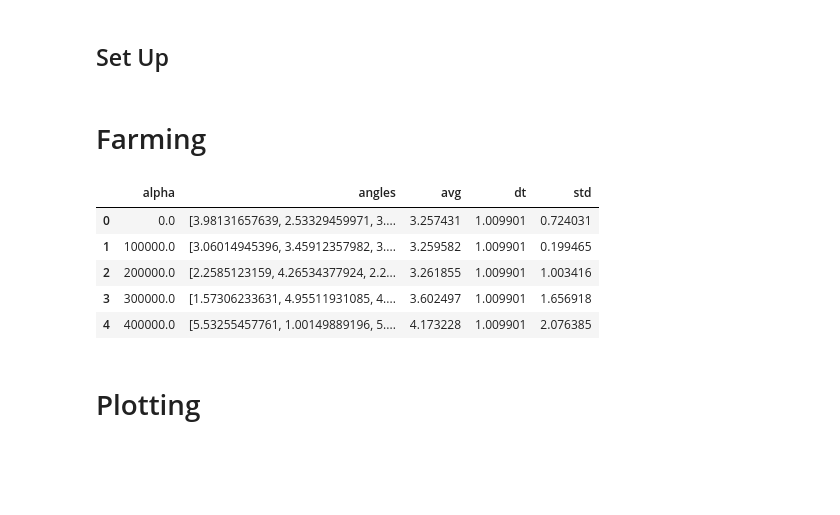
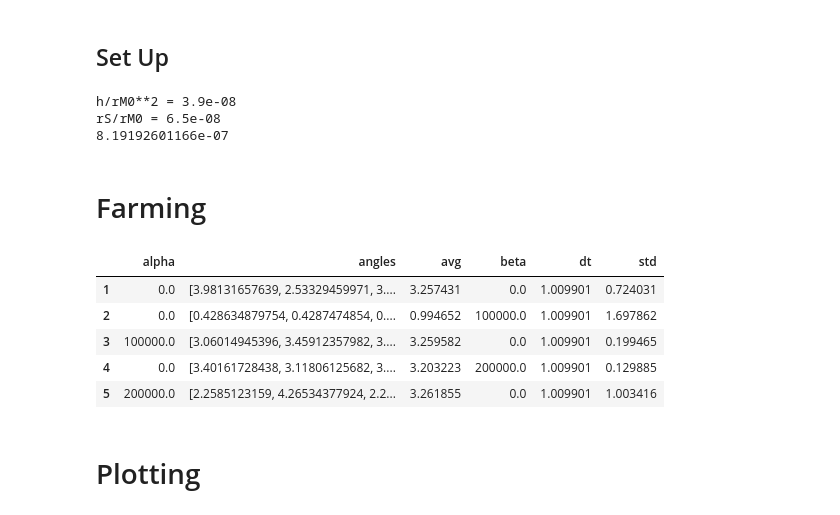
Before and after one commit to ckoerber/mercury-numerical, a Jupyter notebook: analysis/Figures.ipynb, the cells around one changed output. Drawn from its saved outputs; the diff is of its cells as text; code cells hidden in the pictures; blank space fills up the shorter version.

```diff
--- a/analysis/Figures.ipynb
+++ b/analysis/Figures.ipynb
@@ -24,6 +24,12 @@ vM0 = 0.51   # in units of R0/T0
 aM  = 1.01   # in units of R0/T0**2
 TM  = 88.    # in units of T0
 rS  = 3.e-7  # in units of R0
+c   = 2592.0 # in units of R0/T0
+h   = (rM0*vM0/c)**2
+
+print "h/rM0**2 = {0:1.1e}".format(h/rM0**2)
+print "rS/rM0 = {0:1.1e}".format(rS/rM0)
+print h
 
 # Initialize distance and velocity vectors
 vec_rM0 = vector(0, rM0, 0)
@@ -32,11 +38,12 @@ vec_vM0 = vector(vM0, 0, 0)
 # Definition of the time step
 dt0    = 2. * vM0 / aM
 alpha0 = 0.
+beta0  = 0.
 
 # Define the function
-def evolve_mercury(vec_rM_old, vec_vM_old, dt=dt0, alpha=alpha0):
+def evolve_mercury(vec_rM_old, vec_vM_old, dt=dt0, alpha=alpha0, beta=beta0):
     # Compute the strength of the acceleration
-    aMS = aM * ( 1. + alpha * rS / vec_rM_old.mag  ) / vec_rM_old.mag**2
+    aMS = aM * ( 1. + alpha * rS / vec_rM_old.mag + beta * h / vec_rM_old.mag **2  ) / vec_rM_old.mag**2
     # Multiply by the direction
     vec_aMS = - aMS * ( vec_rM_old / vec_rM_old.mag )
     # Update velocity vector
@@ -49,7 +56,7 @@ def evolve_mercury(vec_rM_old, vec_vM_old, dt=dt0, alpha=alpha0):
 def angle_between(v1, v2):
     return acos( dot(v1, v2) / (v1.mag * v2.mag) ) * 180. / pi
 
-def get_delta_Theta(alpha, dt):
+def get_delta_Theta(dt, alpha=0.0, beta=0.0):
     # Run parameters
     vec_r_last = vec_rM0
     turns      = 0
@@ -67,7 +74,7 @@ def get_delta_Theta(alpha, dt):
         vec_r_before_last = vec_r_last
         vec_r_last        = vector(Mpos)
         # update the velocity and position
-        Mpos , Mvel = evolve_mercury(Mpos , Mvel , dt=dt,alpha=alpha)
+        Mpos , Mvel = evolve_mercury(Mpos , Mvel , dt=dt, alpha=alpha, beta=beta)
         # check if at perihelion
         if vec_r_before_last.mag > vec_r_last.mag < Mpos.mag:
             turns = turns+1
@@ -88,38 +95,44 @@ def get_delta_Theta(alpha, dt):
     #print("--------------------------------")
     #print("average perihilion growth: delta Theta={avg}".format(avg=avg_angle))
     return np.array(list_angle)
+# %% [output]
+h/rM0**2 = 3.9e-08
+rS/rM0 = 6.5e-08
+8.19192601166e-07
 # %% [markdown]
 # Farming
 # %%
-dt_steps = [dt0/n for n in [1,2,5,10,20,50,100]]
+dt_steps = [dt0/n for n in [1,10,100]]
 alphas   = np.linspace(1.e5, 1.e6, 10)
 alphas   = np.insert(alphas, [0], [0])
 
 data = list()
 
+alpha = 0.0
+
 for dt in dt_steps:
-    for alpha in alphas:
-
-        angles = get_delta_Theta(alpha, dt)
-
-        data.append({
-            "dt": dt,
-            "alpha": alpha,
-            "avg": np.average(angles),
-            "std": np.std(angles),
-            "angles": angles,
-        })
-
+    for par in alphas:
+        for alpha, beta in [(0.0, par),(par, 0.0)]:
+            angles = get_delta_Theta(dt, alpha=alpha, beta=beta)
+            data.append({
+                "dt": dt,
+                "alpha": alpha,
+                "beta": beta,
+                "avg": np.average(angles),
+                "std": np.std(angles),
+                "angles": angles,
+            })
 
 df = pd.DataFrame(data)
+df.drop(index=0, axis=1, inplace=True)
 df.head()
 # %% [output]
-|  | alpha | angles | avg | dt | std |
-| 0 | 0.0 | [3.98131657639, 2.53329459971, 3.... | 3.257431 | 1.009901 | 0.724031 |
-| 1 | 100000.0 | [3.06014945396, 3.45912357982, 3.... | 3.259582 | 1.009901 | 0.199465 |
-| 2 | 200000.0 | [2.2585123159, 4.26534377924, 2.2... | 3.261855 | 1.009901 | 1.003416 |
-| 3 | 300000.0 | [1.57306233631, 4.95511931085, 4.... | 3.602497 | 1.009901 | 1.656918 |
-| 4 | 400000.0 | [5.53255457761, 1.00149889196, 5.... | 4.173228 | 1.009901 | 2.076385 |
+|  | alpha | angles | avg | beta | dt | std |
+| 1 | 0.0 | [3.98131657639, 2.53329459971, 3.... | 3.257431 | 0.0 | 1.009901 | 0.724031 |
+| 2 | 0.0 | [0.428634879754, 0.4287474854, 0.... | 0.994652 | 100000.0 | 1.009901 | 1.697862 |
+| 3 | 100000.0 | [3.06014945396, 3.45912357982, 3.... | 3.259582 | 0.0 | 1.009901 | 0.199465 |
+| 4 | 0.0 | [3.40161728438, 3.11806125682, 3.... | 3.203223 | 200000.0 | 1.009901 | 0.129885 |
+| 5 | 200000.0 | [2.2585123159, 4.26534377924, 2.2... | 3.261855 | 0.0 | 1.009901 | 1.003416 |
 # %% [markdown]
 # Plotting
 # %%
```
Also changed, not shown: parts of 8 cells of this notebook, 6 other files.
